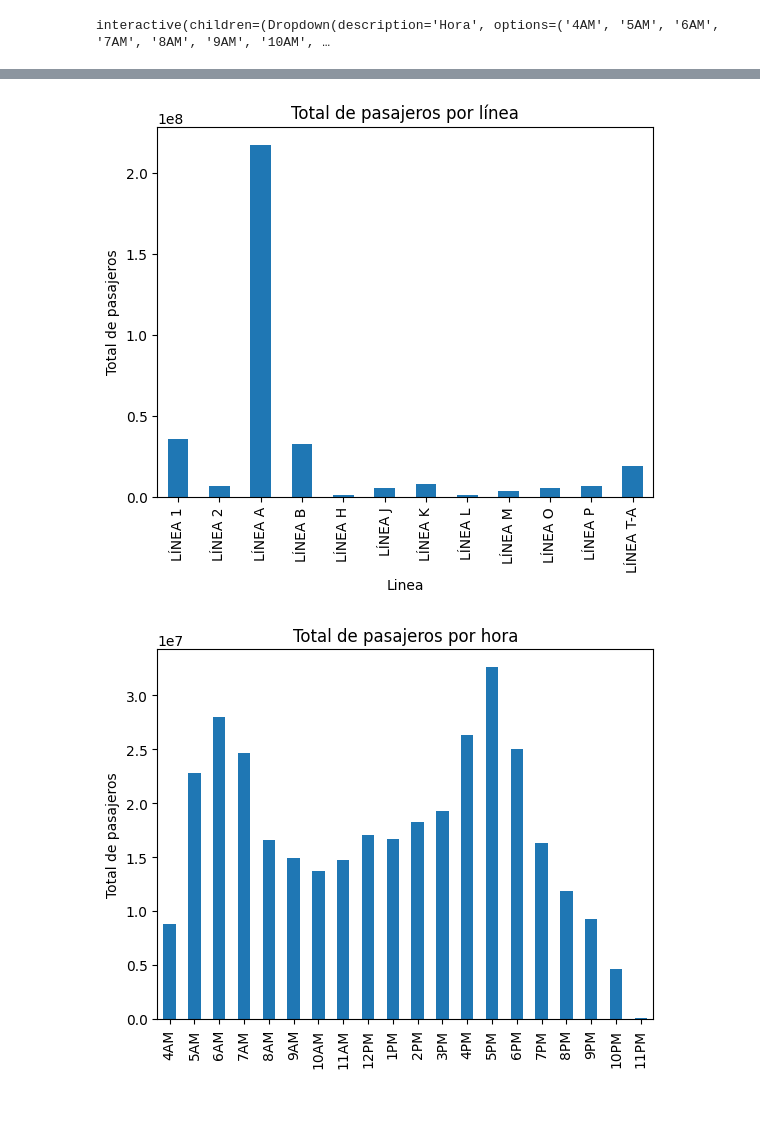
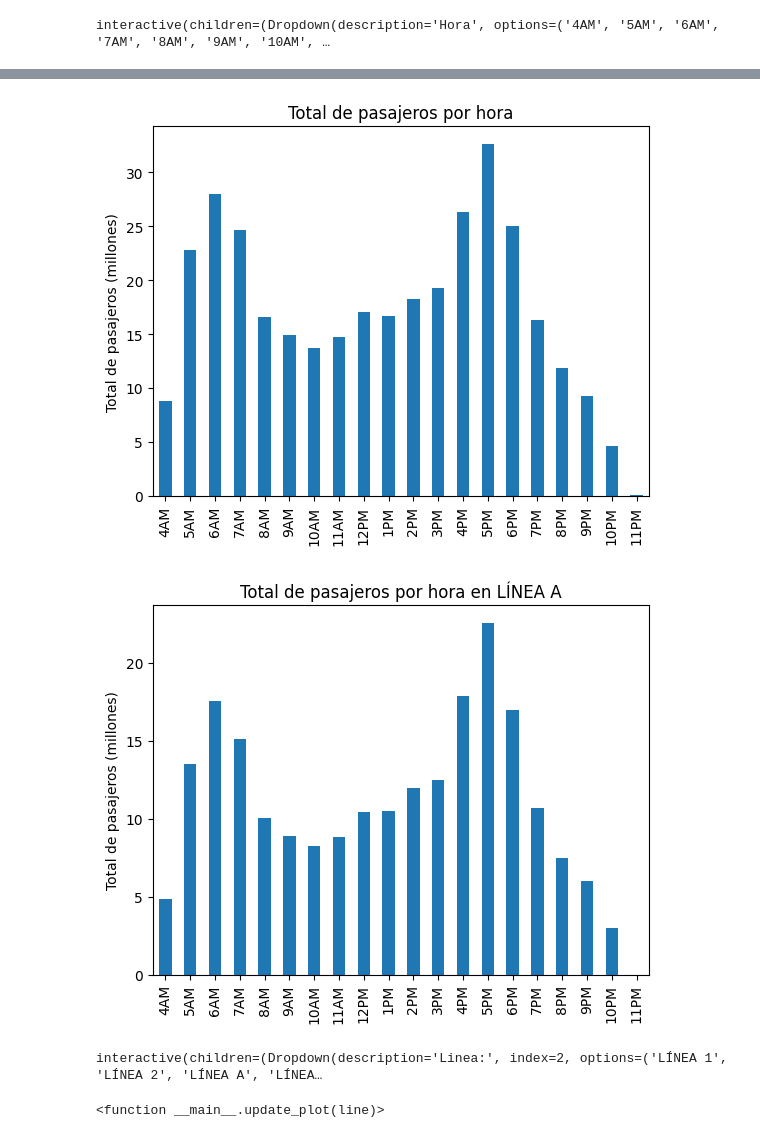
Before and after one commit to Rosvend/Passenger-flow-prediction-LSTM, a Jupyter notebook: LSTM_Metro_passenger_flow.ipynb, the cells around one changed output, grey strips where cells are left out. Drawn from its saved outputs; the diff is of its cells as text; code cells hidden in the pictures; blank space fills up the shorter version.

```diff
--- a/LSTM_Metro_passenger_flow.ipynb
+++ b/LSTM_Metro_passenger_flow.ipynb
@@ -148,14 +156,41 @@ array(['LÍNEA 1', 'LÍNEA 2', 'LÍNEA A', 'LÍNEA B', 'LÍNEA H', 'LÍNEA J',
 # %%
-df2023.groupby('Linea')['Total_pasajeros'].sum().plot(kind='bar')
-plt.ylabel('Total de pasajeros')
-plt.title('Total de pasajeros por línea')
-plt.show() #agregar interact a estos graficos
+ax = (df2023.drop(columns=['Dia','Linea','Total_pasajeros']).sum()/ 1e6).plot(kind='bar')
+plt.ylabel('Total de pasajeros (millones)')
+plt.title('Total de pasajeros por hora')
+
+ax.get_yaxis().set_major_formatter(ticker.FuncFormatter(lambda x, p: format(int(x), ',')))
+
+plt.show() #agregar interact
 # %% [output]
-[figure, old version]
+[figure, new version]
 # %%
-df2023.drop(columns=['Dia','Linea','Total_pasajeros']).sum().plot(kind='bar')
-plt.ylabel('Total de pasajeros')
-plt.title('Total de pasajeros por hora')
-plt.show() #agregar interact
+df_linea_a = df2023[df2023['Linea'] == 'LÍNEA A']
+
+passengers_by_hour = (df_linea_a.drop(columns=['Dia', 'Linea', 'Total_pasajeros']).sum() / 1e6)
+
+ax = passengers_by_hour.plot(kind='bar')
+plt.ylabel('Total de pasajeros (millones)')
+plt.title('Total de pasajeros por hora en LÍNEA A')
+
+ax.get_yaxis().set_major_formatter(ticker.FuncFormatter(lambda x, p: format(int(x), ',')))
+
+plt.show()
 # %% [output]
-[figure, old version]
+[figure, new version]
+# %%
+from ipywidgets import interact, Dropdown
+
+#grafica interactiva
+def update_plot(line):
+    df_filtered = df2023[df2023['Linea'] == line]
+    passengers_by_hour = (df_filtered.drop(columns=['Dia', 'Linea', 'Total_pasajeros']).sum() / 1e6)
+    ax = passengers_by_hour.plot(kind='bar', figsize=(10, 5))
+    plt.ylabel('Total de pasajeros (millones)')
+    plt.title(f'Total de pasajeros por hora en {line}')
+    ax.get_yaxis().set_major_formatter(ticker.FuncFormatter(lambda x, p: format(int(x), ',')))
+    plt.show()
+
+interact(update_plot, line=Dropdown(options=df2023['Linea'].unique(), value='LÍNEA A', description='Linea:'))
+# %% [output]
+interactive(children=(Dropdown(description='Linea:', index=2, options=('LÍNEA 1', 'LÍNEA 2', 'LÍNEA A', 'LÍNEA…
+<function __main__.update_plot(line)>
```
Also changed, not shown: parts of 7 cells of this notebook.
